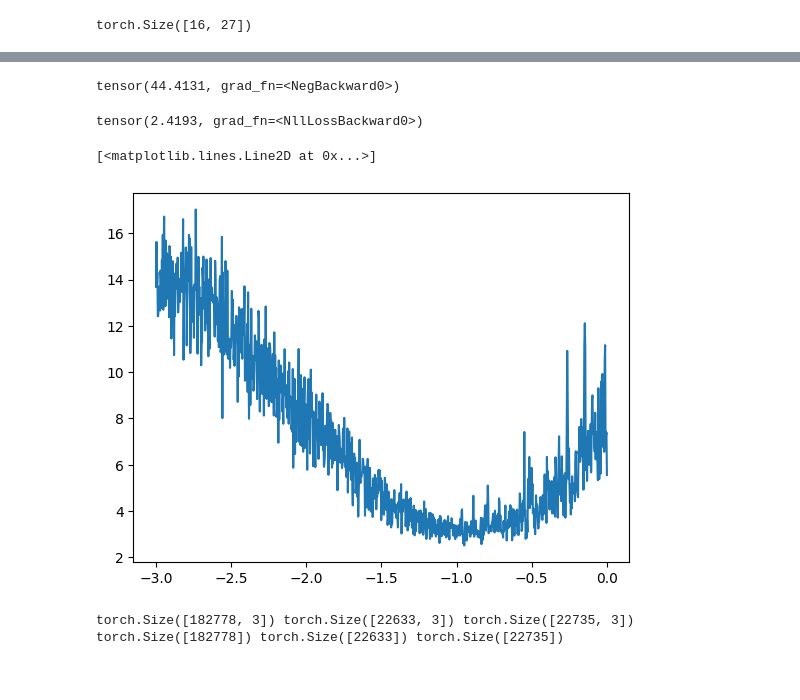
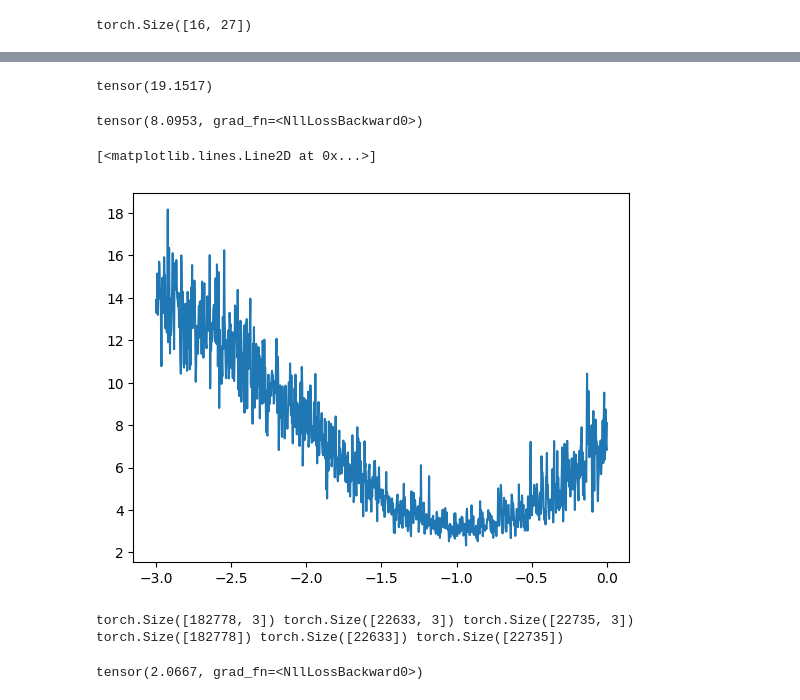
Before and after one commit to raghav-567/NeuralNetwroks, a Jupyter notebook: makemore/notebook.ipynb, the cells around one changed output, grey strips where cells are left out. Drawn from its saved outputs; the diff is of its cells as text; code cells hidden in the pictures.

```diff
--- a/makemore/notebook.ipynb
+++ b/makemore/notebook.ipynb
@@ -67,7 +67,7 @@ itos = {i: s for s, i in stoi.items()}
 
 
 N = torch.zeros((27,27),dtype=torch.int32)
-for w in words[:2]:
+for w in words:
     chs = ['.'] + list(w) + ['.']
     for ch1,ch2 in zip(chs,chs[1:]):
         ix1 = stoi[ch1]
@@ -391,16 +336,16 @@ embedding.shape
 torch.Size([16, 3, 2])
 # %%
 w1 = torch.randn((6,100))
-b1 = torch.rand(100)
+b1 = torch.randn(100)
 emb = embedding.view(embedding.shape[0],6)
-h = torch.tanh(emb @ w  + b)
+h = torch.tanh(emb @ w1  + b1)
 h.shape
 # %% [output]
 torch.Size([16, 100])
 # %%
 w2 = torch.randn((100,27))
 b2 = torch.randn(27)
-logits = h @ w2  + b
+logits = h @ w2  + b2
 logits.shape
 # %% [output]
 torch.Size([16, 27])
@@ -431,7 +376,7 @@ log_prob += probs[torch.arange(16),Y].log().mean()
 loss = -log_prob
 loss
 # %% [output]
-tensor(44.4131, grad_fn=<NegBackward0>)
+tensor(19.1517)
 # %%
 ix = 0
 X = []
@@ -459,9 +404,9 @@ params = [C,w1,w2,b1,b2]
 lre = torch.linspace(-3,0,1000)
 lrs = 10**lre
 # %%
-# lrei=[]
-# lossi=[]
-for k in range(10000):
+lrei=[]
+lossi=[]
+for k in range(1000):
     #forward pass
     index = torch.randint(0,X.shape[0],(32,))   #minibatch
     embd = C[X[index]]
@@ -476,20 +421,20 @@ for k in range(10000):
 
     loss.backward()
 
-    # lr = lrs[k]
+    lr = lrs[k]
     for p in params:
-        p.data += -0.1 * p.grad
+        p.data += -lr * p.grad
 
-    # lrei.append(lre[k])
-    # lossi.append(loss.item())
+    lrei.append(lre[k])
+    lossi.append(loss.item())
 print(loss)
 # %% [output]
-tensor(2.4193, grad_fn=<NllLossBackward0>)
+tensor(8.0953, grad_fn=<NllLossBackward0>)
 # %%
-# plt.plot(lrei,lossi)    # used to find initial learning ratee
+plt.plot(lrei,lossi)    # used to find initial learning ratee
 # %% [output]
 [<matplotlib.lines.Line2D at 0x...>]
-[figure, old version]
+[figure, new version]
 # %%
 g = torch.Generator().manual_seed(38211)
 C = torch.randn((27,10),generator=g,requires_grad=True)             #increased dimensions of lookup table from 2 -> 10
@@ -528,7 +473,7 @@ torch.Size([182778, 3]) torch.Size([22633, 3]) torch.Size([22735, 3]) torch.Size
 loss_i = []
 epoches = []
 # %%
-for k in range(10000):
+for k in range(50000):
     #forward pass
     index = torch.randint(0,X_train.shape[0],(32,))
     embd = C[X_train[index]]
@@ -545,9 +490,13 @@ for k in range(10000):
 
     # lr = lrs[k]
     for p in params:
-        p.data += -0.1 * p.grad
-    loss_i.append(loss.log10().item())
-    epoches.append(k)
+        p.data += -0.05 * p.grad
+    # loss_i.append(loss.log10().item())
+    # epoches.append(k)
+
+print(loss)
+# %% [output]
+tensor(2.0667, grad_fn=<NllLossBackward0>)
 # %%
 plt.plot(epoches,loss_i)
 # %% [output]
```
Also changed, not shown: parts of 16 cells of this notebook.
